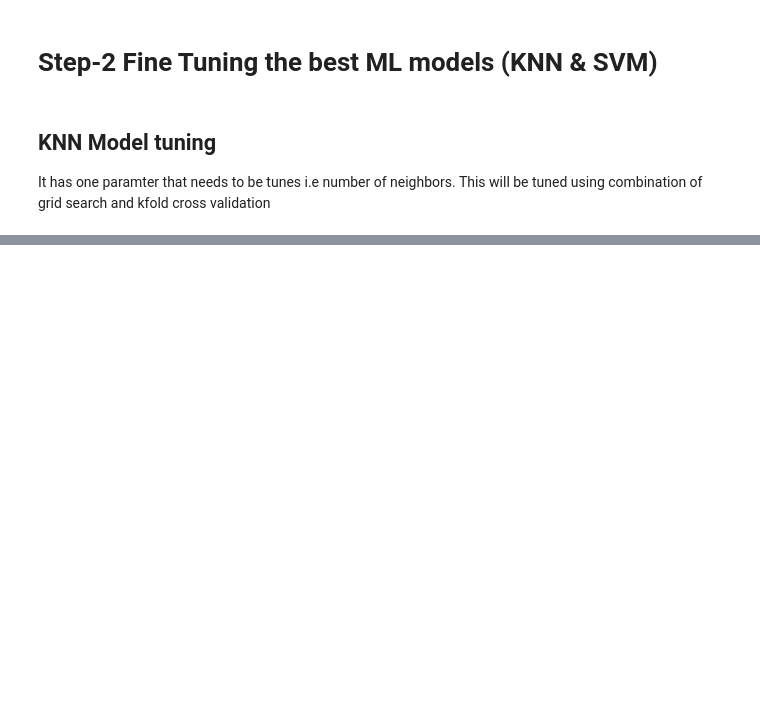
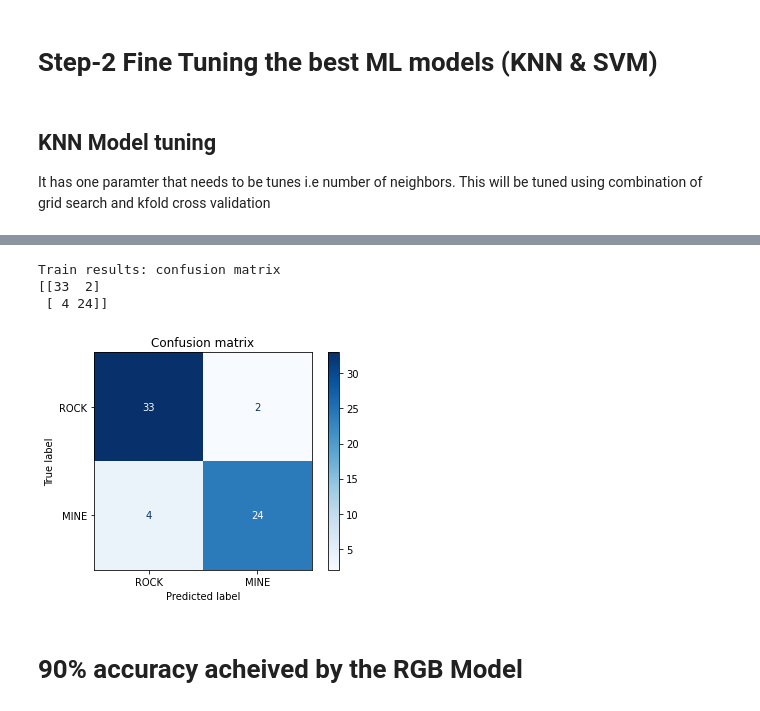
Before and after one commit to rohailkhan/Machine_learning_Python, a Jupyter notebook: Sonar_Data_Classification_Rocks_vs_Mines.ipynb, the cells around one changed output, grey strips where cells are left out. Saved outputs shown, nothing was run; the diff lists cells and outputs as text; code cells hidden in the pictures; blank space fills up the shorter version.

```diff
--- a/Sonar_Data_Classification_Rocks_vs_Mines.ipynb
+++ b/Sonar_Data_Classification_Rocks_vs_Mines.ipynb
@@ -189,0 +266,10 @@ pipeline = Pipeline(estimators)
+# %%
+from sklearn.model_selection import train_test_split
+seed=7
+X_train, X_test, Y_train, Y_test = train_test_split(X, Y, test_size=0.30, random_state=seed)
+# %%
+# prepare model
+scaler = StandardScaler().fit(X_train)
+rescaledX = scaler.transform(X_train)
+model = SVC(C=1.5) # rbf is default kernel
+model.fit(rescaledX, Y_train)
@@ -189,0 +281,7 @@ pipeline = Pipeline(estimators)
+# %%
+# estimate accuracy on validation set
+rescaledValidationX = scaler.transform(X_test)
+predictions = model.predict(rescaledValidationX)
+print(accuracy_score(Y_test, predictions))
+print(confusion_matrix(Y_test, predictions))
+print(classification_report(Y_test, predictions))
@@ -189,0 +300,18 @@ pipeline = Pipeline(estimators)
+# %%
+from sklearn.metrics import plot_confusion_matrix
+
+disp = plot_confusion_matrix(model, rescaledValidationX , Y_test,
+                             display_labels=['ROCK','MINE'],
+                             cmap=plt.cm.Blues,
+                             normalize=None)
+disp.ax_.set_title('Confusion matrix')
+
+print('Train results: confusion matrix')
+print(disp.confusion_matrix)
+# %% [output]
+Train results: confusion matrix
+[[33  2]
+ [ 4 24]]
+[figure, added]
+# %% [markdown]
+# **90% accuracy acheived by the RGB Model**
```
Also changed, not shown: parts of 28 cells of this notebook.
